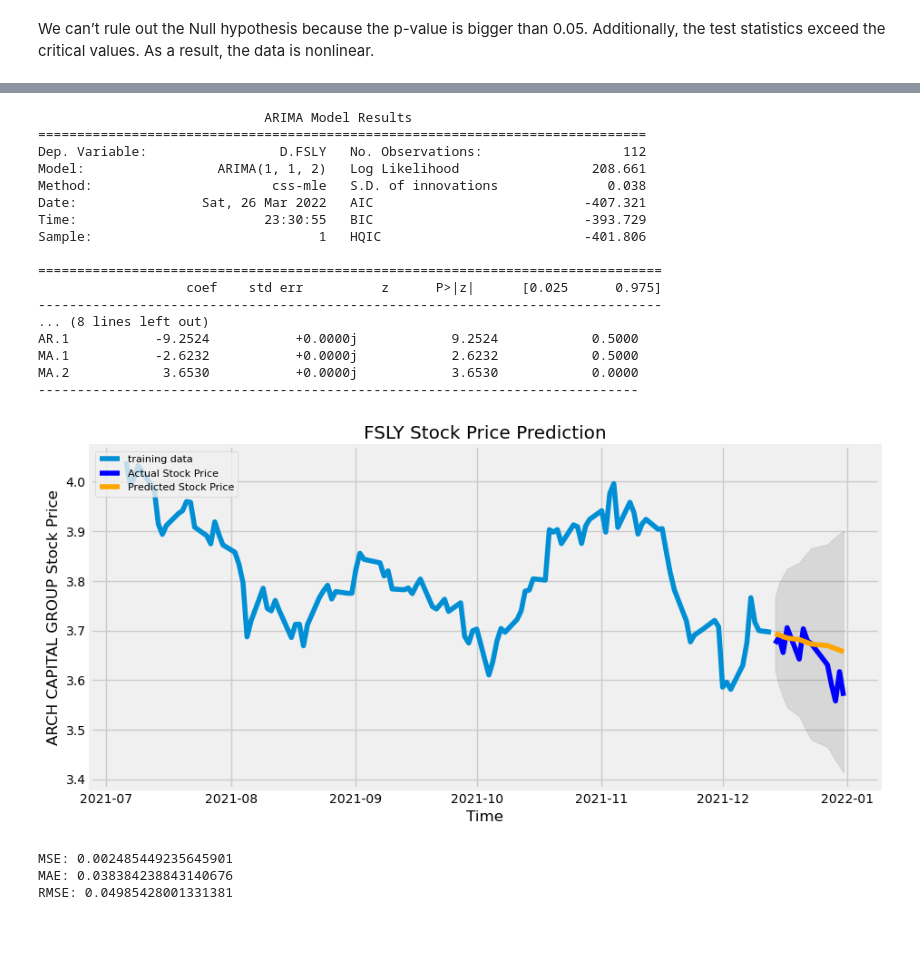
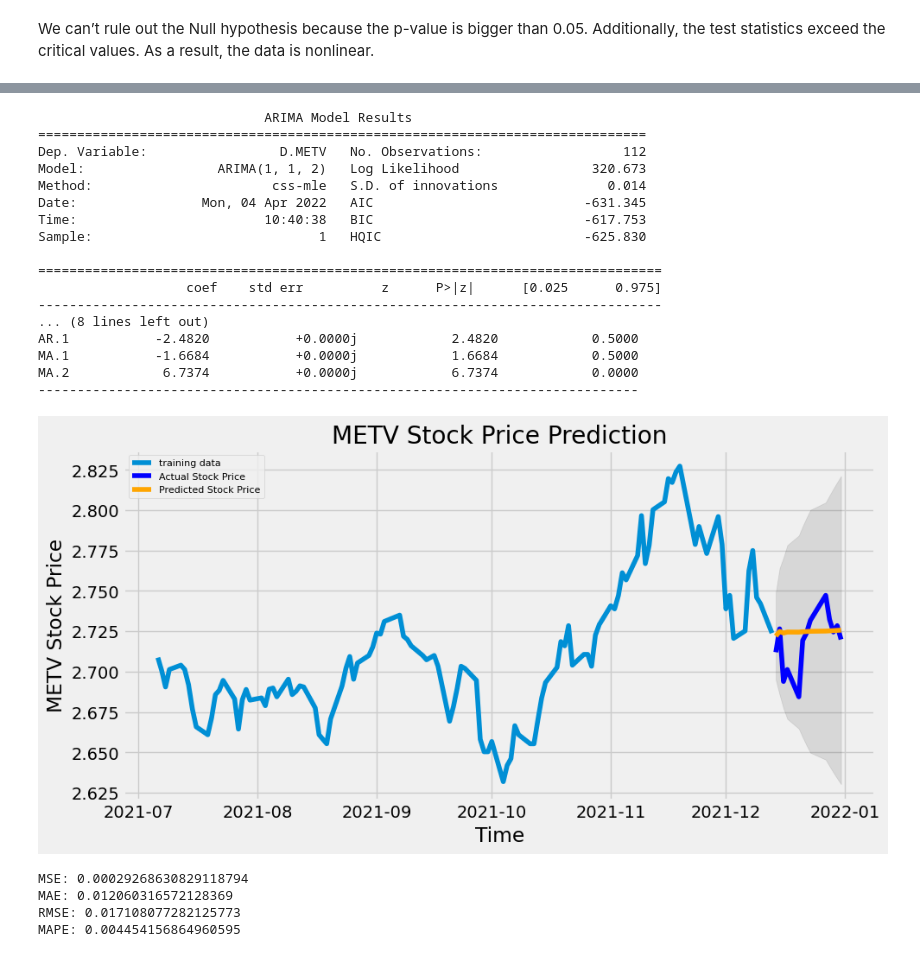
Before and after one commit to bigpotat/FA_Project, a Jupyter notebook: Project.ipynb, the cells around one changed output, grey strips where cells are left out. Cells and saved outputs as stored; diff of their text form; code cells hidden in the pictures; blank space fills up the shorter version.

```diff
--- a/Project.ipynb
+++ b/Project.ipynb
@@ -911,6 +902,8 @@ close_data.plot(kind='kde')
 <AxesSubplot:ylabel='Density'>
 [figure]
 # %%
-FSLY_close=close_data["FSLY"].to_frame()
-FSLY_close
+arima_ticker = "METV"
+
+arima_close=close_data[arima_ticker].to_frame()
+arima_close
 # %% [output]
@@ -978,7 +971,7 @@ fig.set_size_inches(16, 9)
 #Eliminate trend
 from pylab import rcParams
 rcParams['figure.figsize'] = 10, 6
-df_log = np.log(FSLY_close)
+df_log = np.log(arima_close)
 moving_avg = df_log.rolling(12).mean()
 std_dev = df_log.rolling(12).std()
 plt.legend(loc='best')
@@ -1047,20 +1040,20 @@ print(fitted.summary())
 # %% [output]
                              ARIMA Model Results
 ==============================================================================
-Dep. Variable:                 D.FSLY   No. Observations:                  112
-Model:                 ARIMA(1, 1, 2)   Log Likelihood                 208.661
-Method:                       css-mle   S.D. of innovations              0.038
-Date:                Sat, 26 Mar 2022   AIC                           -407.321
-Time:                        23:30:55   BIC                           -393.729
-Sample:                             1   HQIC                          -401.806
+Dep. Variable:                 D.METV   No. Observations:                  112
+Model:                 ARIMA(1, 1, 2)   Log Likelihood                 320.673
+Method:                       css-mle   S.D. of innovations              0.014
+Date:                Mon, 04 Apr 2022   AIC                           -631.345
+Time:                        10:40:38   BIC                           -617.753
+Sample:                             1   HQIC                          -625.830
 
 ================================================================================
                    coef    std err          z      P>|z|      [0.025      0.975]
 --------------------------------------------------------------------------------
 ... (8 lines left out)
-AR.1           -9.2524           +0.0000j            9.2524            0.5000
-MA.1           -2.6232           +0.0000j            2.6232            0.5000
-MA.2            3.6530           +0.0000j            3.6530            0.0000
+AR.1           -2.4820           +0.0000j            2.4820            0.5000
+MA.1           -1.6684           +0.0000j            1.6684            0.5000
+MA.2            6.7374           +0.0000j            6.7374            0.0000
 -----------------------------------------------------------------------------
 # %%
 # Forecast
@@ -1068,22 +1061,24 @@ fc, se, conf = fitted.forecast(13, alpha=0.05)  # 95% conf
 # %%
 # Make as pandas series
 fc_series = pd.Series(fc, index=test_data.index)
 lower_series = pd.Series(conf[:, 0], index=test_data.index)
 upper_series = pd.Series(conf[:, 1], index=test_data.index)
 # Plot
 plt.figure(figsize=(10,5), dpi=100)
 plt.plot(train_data, label='training data')
 plt.plot(test_data, color = 'blue', label='Actual Stock Price')
 plt.plot(fc_series, color = 'orange',label='Predicted Stock Price')
 plt.fill_between(lower_series.index, lower_series, upper_series,
                  color='k', alpha=.10)
-plt.title('FSLY Stock Price Prediction')
+plot_title = arima_ticker + " Stock Price Prediction"
+plot_ylabel = arima_ticker + " Stock Price"
+plt.title(plot_title)
 plt.xlabel('Time')
-plt.ylabel('ARCH CAPITAL GROUP Stock Price')
+plt.ylabel(plot_ylabel)
 plt.legend(loc='upper left', fontsize=8)
 plt.show()
 # %% [output]
-[figure, old version]
+[figure, new version]
 # %%
 # report performance
 mse = mean_squared_error(test_data, fc)
@@ -1092,10 +1087,15 @@ mae = mean_absolute_error(test_data, fc)
 print('MAE: '+str(mae))
 rmse = math.sqrt(mean_squared_error(test_data, fc))
 print('RMSE: '+str(rmse))
+
+predictions = test_data.squeeze()
+mape = np.mean(np.abs(fc - predictions)/np.abs(predictions))
+print('MAPE: '+str(mape))
 # %% [output]
-MSE: 0.002485449235645901
-MAE: 0.038384238843140676
-RMSE: 0.04985428001331381
+MSE: 0.00029268630829118794
+MAE: 0.012060316572128369
+RMSE: 0.017108077282125773
+MAPE: 0.004454156864960595
 # %%
 test_data
 # %% [output]
```
Also changed, not shown: parts of 33 cells of this notebook, 17 other files.
